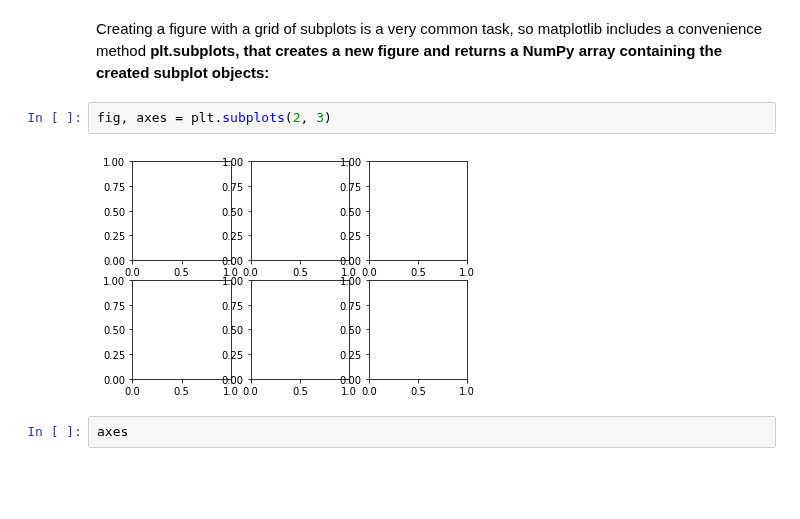
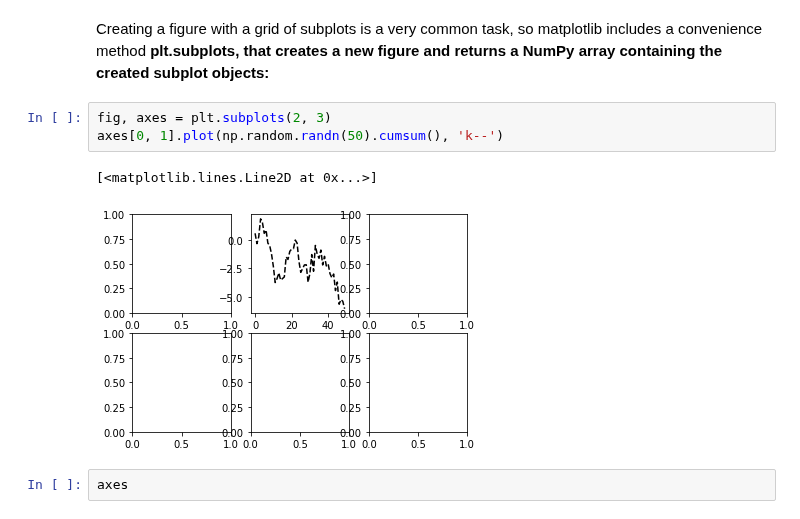
Before and after one commit to lucaslokchan/data-analysis, a Jupyter notebook: Python for Data Analysis/09_Plotting_and_Visualization.ipynb, the cells around one changed output. Saved outputs shown, nothing was run; the diff lists cells and outputs as text; blank space fills up the shorter version.

Commit message:
Line Plots

```diff
--- a/Python for Data Analysis/09_Plotting_and_Visualization.ipynb
+++ b/Python for Data Analysis/09_Plotting_and_Visualization.ipynb
@@ -98,8 +98,10 @@ Figure 9-4. Data visualization ater additional plots
 Creating a figure with a grid of subplots is a very common task, so matplotlib includes a convenience method **plt.subplots, that creates a new figure and returns a NumPy array containing the created subplot objects:**
 # %%
 fig, axes = plt.subplots(2, 3)
+axes[0, 1].plot(np.random.randn(50).cumsum(), 'k--')
 # %% [output]
+[<matplotlib.lines.Line2D at 0x...>]
-[figure, old version]
+[figure, new version]
 # %%
 axes
 # %% [output]
```
Also changed, not shown: parts of 83 cells of this notebook.
